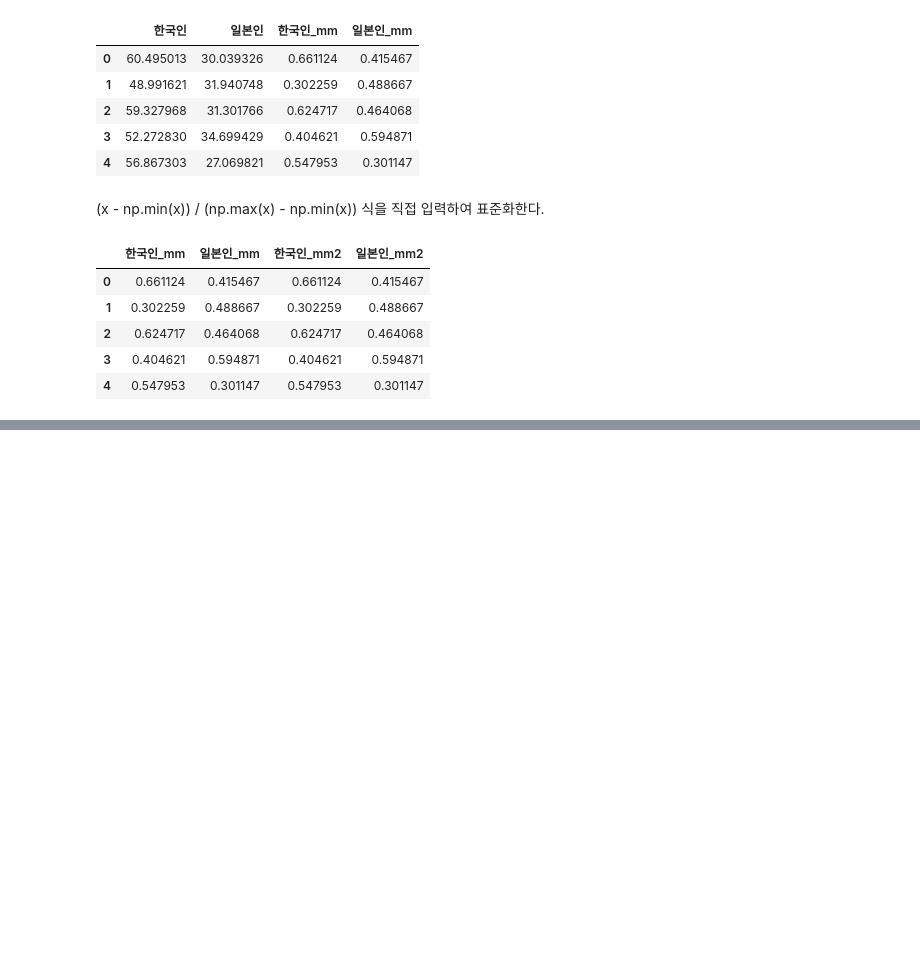
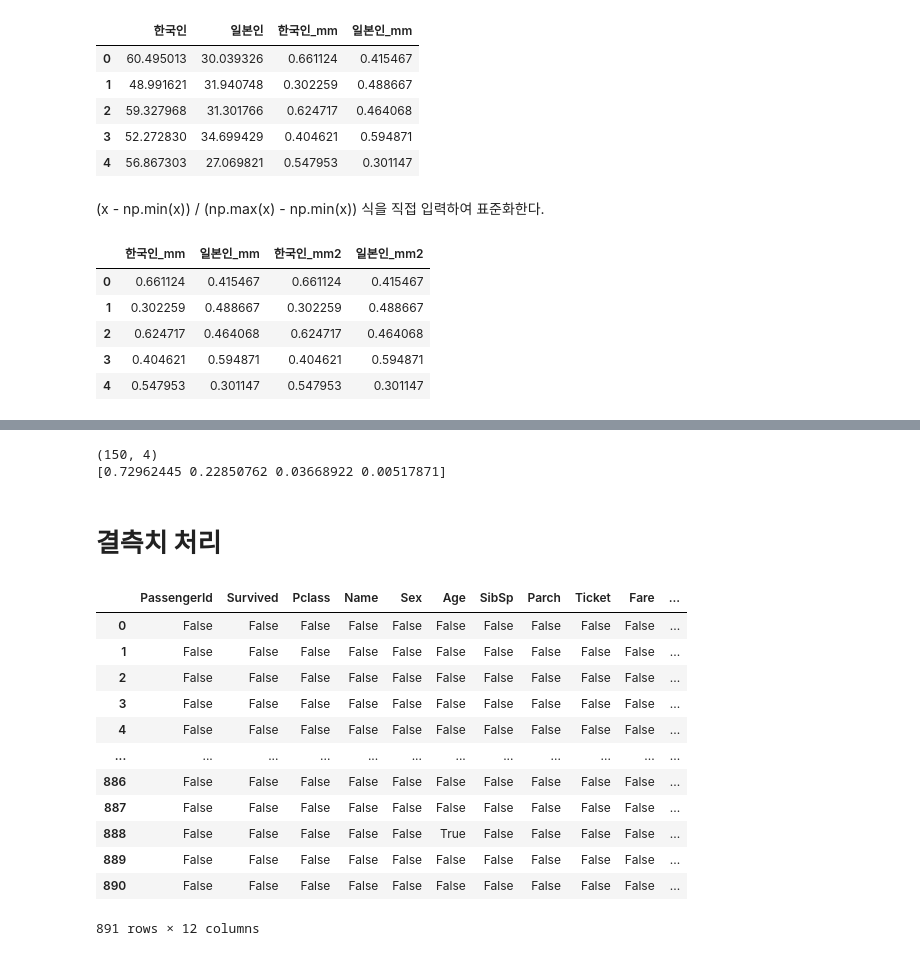
Before and after one commit to rlackdrhkd/Coding-Study, a Jupyter notebook: 빅분기_1회차.ipynb, the cells around one changed output, grey strips where cells are left out. Saved outputs shown, nothing was run; the diff lists cells and outputs as text; code cells hidden in the pictures; blank space fills up the shorter version.

```diff
--- a/빅분기_1회차.ipynb
+++ b/빅분기_1회차.ipynb
@@ -293,0 +465,38 @@ meat_consumption[["한국인_mm","일본인_mm","한국인_mm2","일본인_mm2"]
+# %%
+## 사이킷런의 PCA를 이용해서 쉽게 주성분 분석 수행
+# 변수 정규화
+from sklearn.preprocessing import StandardScaler
+df["Sepal.Length"] = StandardScaler().fit_transform(df[["Sepal.Length"]])
+df["Sepal.Width"] = StandardScaler().fit_transform(df[["Sepal.Width"]])
+df["Petal.Length"] = StandardScaler().fit_transform(df[["Petal.Length"]])
+df["Petal.Width"] = StandardScaler().fit_transform(df[["Petal.Width"]])
+
+#PCA 수행
+from sklearn.decomposition import PCA
+pca = PCA(n_components=4)
+p_score = pca.fit_transform(df)
+print(p_score.shape)
+print(pca.explained_variance_ratio_)
+# %% [output]
+(150, 4)
+[0.72962445 0.22850762 0.03668922 0.00517871]
+# %% [markdown]
+# **결측치 처리**
+# %%
+df = pd.read_csv("https://raw.githubusercontent.com/datasciencedojo/datasets/master/titanic.csv")
+
+df.isnull()
+# %% [output]
+|  | PassengerId | Survived | Pclass | Name | Sex | Age | SibSp | Parch | Ticket | Fare | ... |
+| 0 | False | False | False | False | False | False | False | False | False | False | ... |
+| 1 | False | False | False | False | False | False | False | False | False | False | ... |
+| 2 | False | False | False | False | False | False | False | False | False | False | ... |
+| 3 | False | False | False | False | False | False | False | False | False | False | ... |
+| 4 | False | False | False | False | False | False | False | False | False | False | ... |
+| ... | ... | ... | ... | ... | ... | ... | ... | ... | ... | ... | ... |
+| 886 | False | False | False | False | False | False | False | False | False | False | ... |
+| 887 | False | False | False | False | False | False | False | False | False | False | ... |
+| 888 | False | False | False | False | False | True | False | False | False | False | ... |
+| 889 | False | False | False | False | False | False | False | False | False | False | ... |
+| 890 | False | False | False | False | False | False | False | False | False | False | ... |
+891 rows × 12 columns
```
Also changed, not shown: parts of 52 cells of this notebook.
